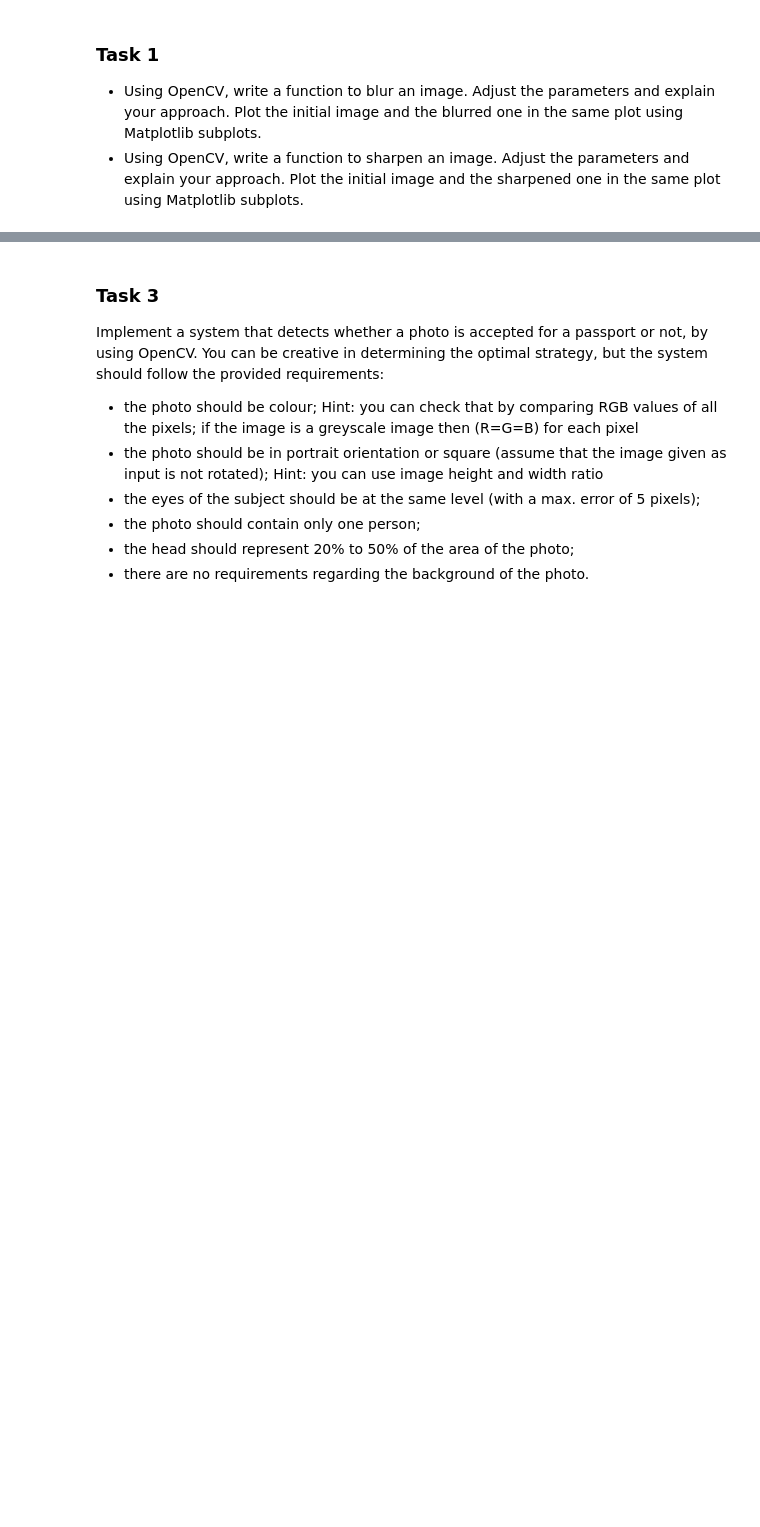
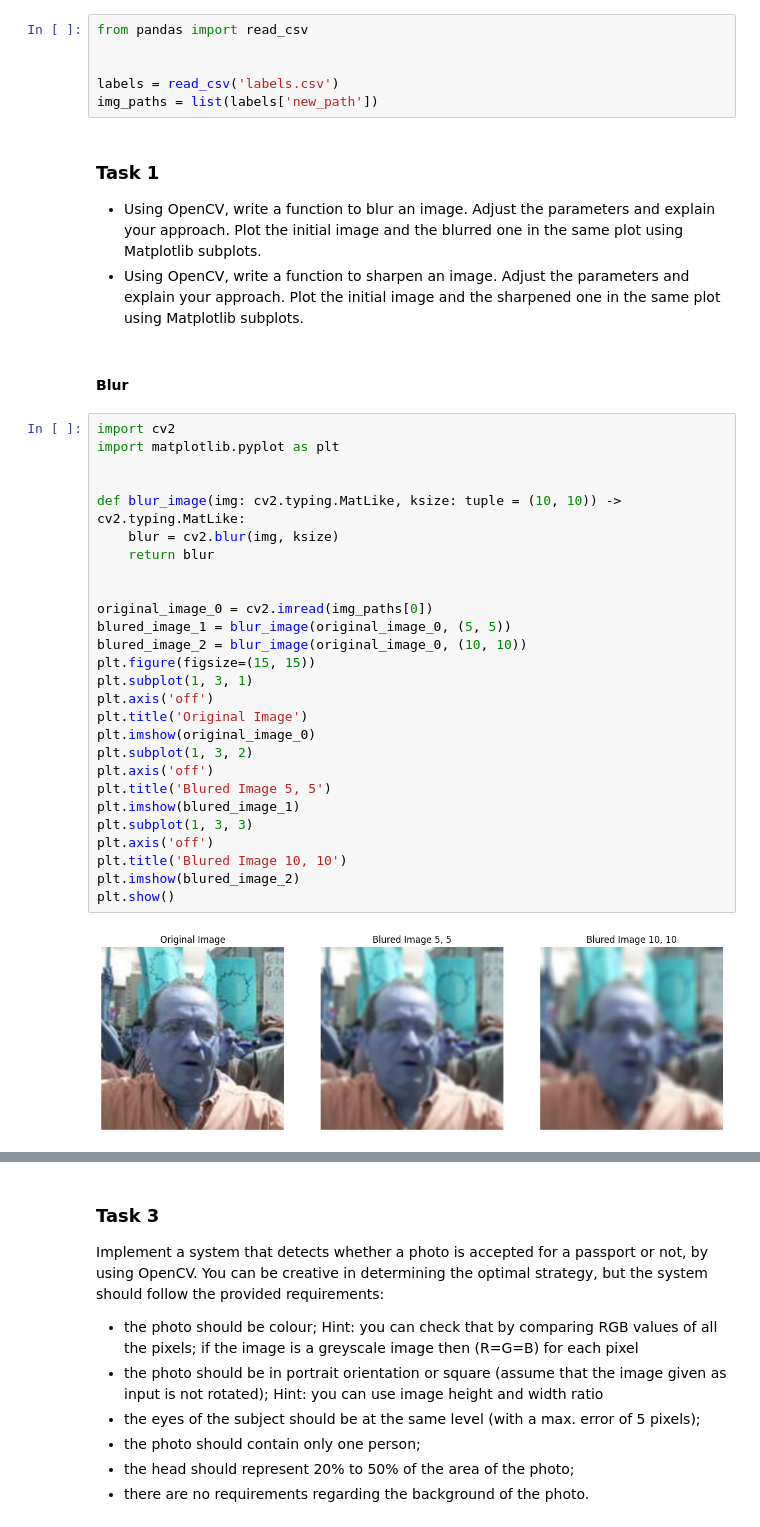
Before and after one commit to muffindud/FIA_Labs, a Jupyter notebook: lab5/main.ipynb, the cells around one changed output, grey strips where cells are left out. Cells and saved outputs as stored; diff of their text form; blank space fills up the shorter version.

```diff
--- a/lab5/main.ipynb
+++ b/lab5/main.ipynb
@@ -6,8 +6,45 @@
 > **Performed by:** *Corneliu Catlabuga*, group *FAF-213* <br>
 
 > **Verified by:** Elena Graur, asist. univ.
+# %%
+from pandas import read_csv
+
+
+labels = read_csv('labels.csv')
+img_paths = list(labels['new_path'])
 # %% [markdown]
 ### Task 1
 
 - Using OpenCV, write a function to blur an image. Adjust the parameters and explain your approach. Plot the initial image and the blurred one in the same plot using Matplotlib subplots.
 - Using OpenCV, write a function to sharpen an image. Adjust the parameters and explain your approach. Plot the initial image and the sharpened one in the same plot using Matplotlib subplots.
+# %% [markdown]
+#### Blur
+# %%
+import cv2
+import matplotlib.pyplot as plt
+
+
+def blur_image(img: cv2.typing.MatLike, ksize: tuple = (10, 10)) -> cv2.typing.MatLike:
+    blur = cv2.blur(img, ksize)
+    return blur
+
+
+original_image_0 = cv2.imread(img_paths[0])
+blured_image_1 = blur_image(original_image_0, (5, 5))
+blured_image_2 = blur_image(original_image_0, (10, 10))
+plt.figure(figsize=(15, 15))
+plt.subplot(1, 3, 1)
+plt.axis('off')
+plt.title('Original Image')
+plt.imshow(original_image_0)
+plt.subplot(1, 3, 2)
+plt.axis('off')
+plt.title('Blured Image 5, 5')
+plt.imshow(blured_image_1)
+plt.subplot(1, 3, 3)
+plt.axis('off')
+plt.title('Blured Image 10, 10')
+plt.imshow(blured_image_2)
+plt.show()
+# %% [output]
+[figure, added]
```
Also changed, not shown: parts of 3 cells of this notebook, 1 other file.
